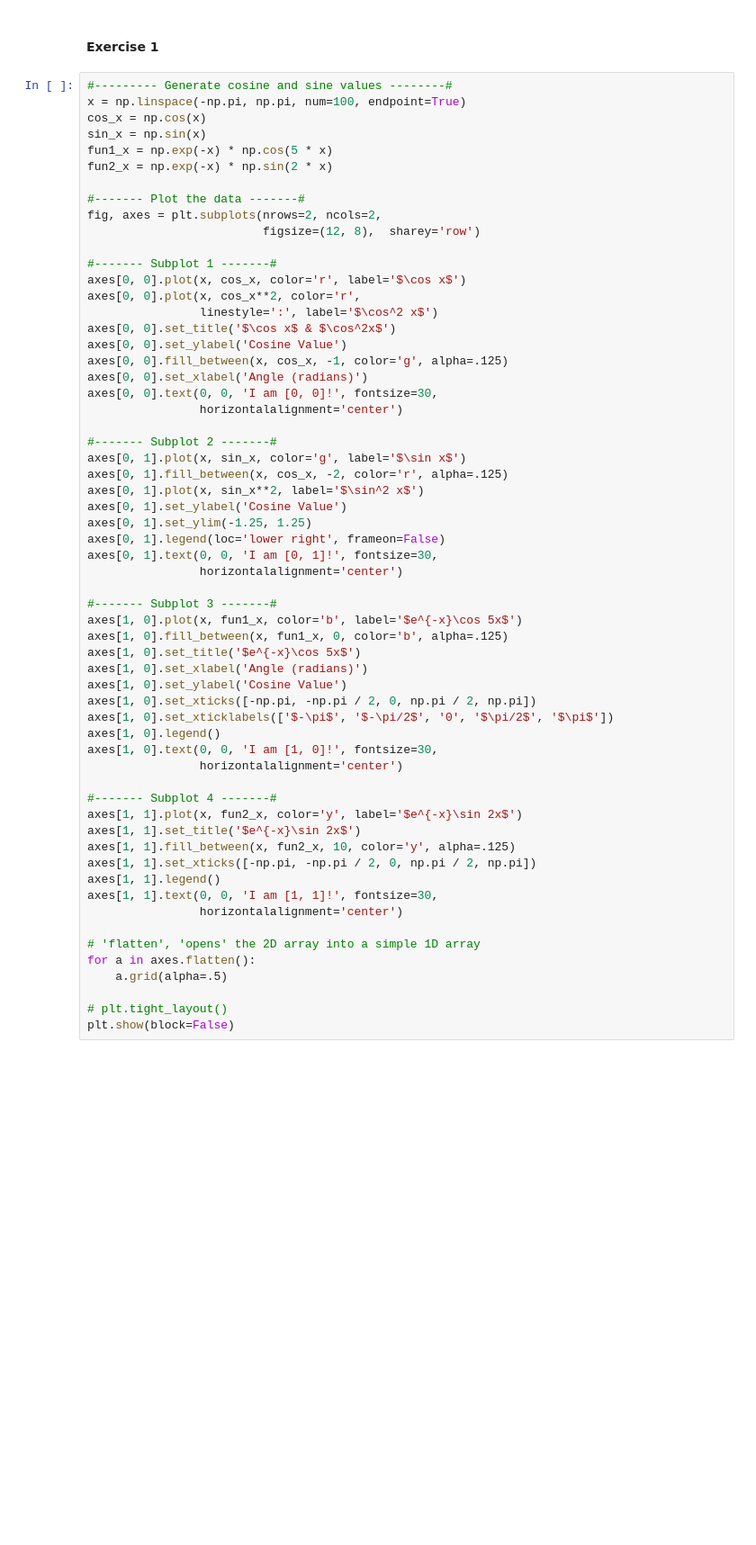
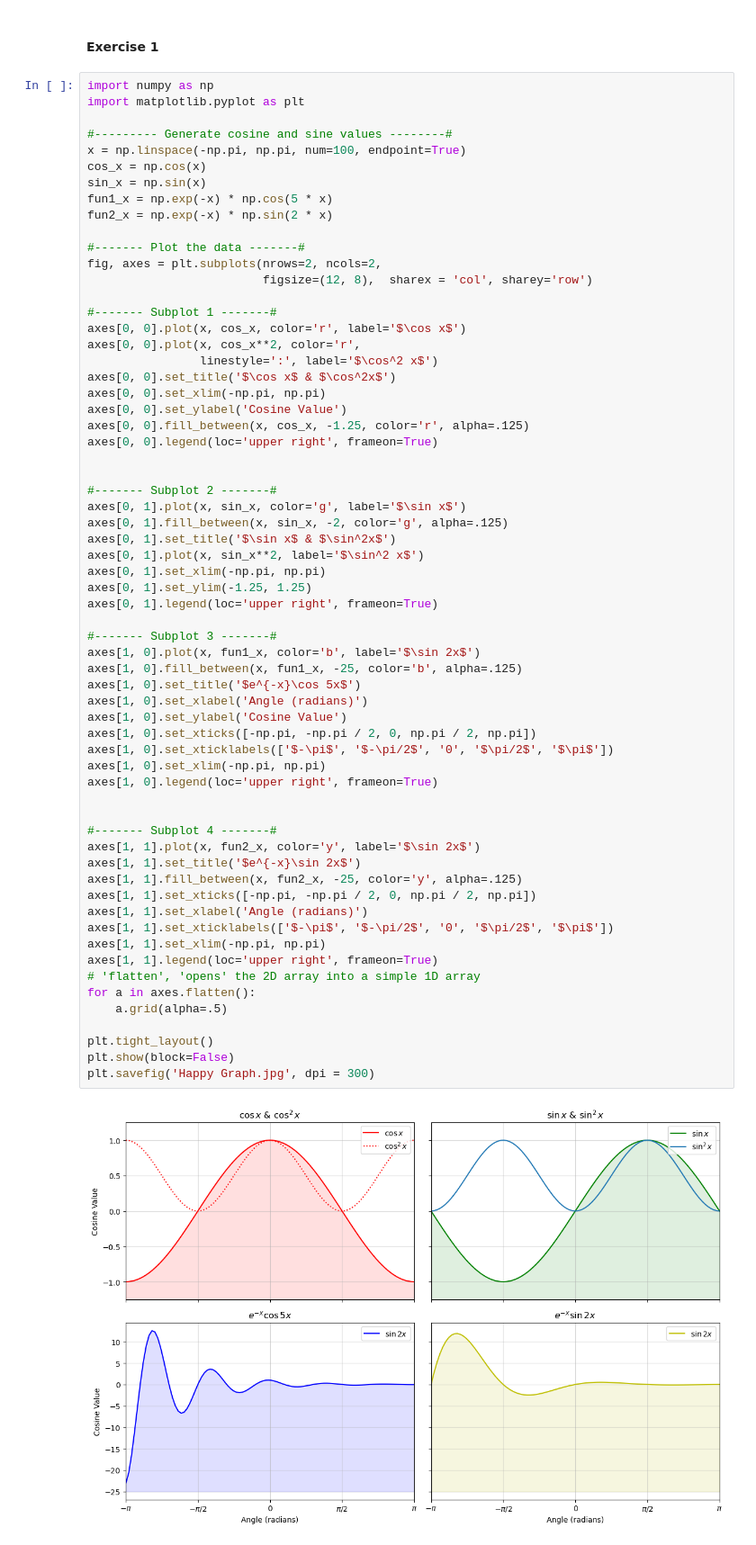
Before and after one commit to SPS-SP2273/learning-portfolio-Joash0, a Jupyter notebook: 7.2_plotting__exercises/READY FOR REVIEW 'plotting_(good)_exercises_Joash Ang Jing En'.ipynb, the cells around one changed output. Shown at 90% size. Saved outputs shown, nothing was run; the diff lists cells and outputs as text; blank space fills up the shorter version.

```diff
--- a/7.2_plotting__exercises/READY FOR REVIEW 'plotting_(good)_exercises_Joash Ang Jing En'.ipynb
+++ b/7.2_plotting__exercises/READY FOR REVIEW 'plotting_(good)_exercises_Joash Ang Jing En'.ipynb
@@ -3,6 +3,9 @@
 # %% [markdown]
 #### Exercise 1
 # %%
+import numpy as np
+import matplotlib.pyplot as plt
+
 #--------- Generate cosine and sine values --------#
 x = np.linspace(-np.pi, np.pi, num=100, endpoint=True)
 cos_x = np.cos(x)
@@ -12,53 +15,55 @@ fun2_x = np.exp(-x) * np.sin(2 * x)
 
 #------- Plot the data -------#
 fig, axes = plt.subplots(nrows=2, ncols=2,
-                         figsize=(12, 8),  sharey='row')
+                         figsize=(12, 8),  sharex = 'col', sharey='row')
 
 #------- Subplot 1 -------#
 axes[0, 0].plot(x, cos_x, color='r', label='$\cos x$')
 axes[0, 0].plot(x, cos_x**2, color='r',
                 linestyle=':', label='$\cos^2 x$')
 axes[0, 0].set_title('$\cos x$ & $\cos^2x$')
+axes[0, 0].set_xlim(-np.pi, np.pi)
 axes[0, 0].set_ylabel('Cosine Value')
-axes[0, 0].fill_between(x, cos_x, -1, color='g', alpha=.125)
-axes[0, 0].set_xlabel('Angle (radians)')
-axes[0, 0].text(0, 0, 'I am [0, 0]!', fontsize=30,
-                horizontalalignment='center')
+axes[0, 0].fill_between(x, cos_x, -1.25, color='r', alpha=.125)
+axes[0, 0].legend(loc='upper right', frameon=True)
+
 
 #------- Subplot 2 -------#
 axes[0, 1].plot(x, sin_x, color='g', label='$\sin x$')
-axes[0, 1].fill_between(x, cos_x, -2, color='r', alpha=.125)
+axes[0, 1].fill_between(x, sin_x, -2, color='g', alpha=.125)
+axes[0, 1].set_title('$\sin x$ & $\sin^2x$')
 axes[0, 1].plot(x, sin_x**2, label='$\sin^2 x$')
-axes[0, 1].set_ylabel('Cosine Value')
+axes[0, 1].set_xlim(-np.pi, np.pi)
 axes[0, 1].set_ylim(-1.25, 1.25)
-axes[0, 1].legend(loc='lower right', frameon=False)
-axes[0, 1].text(0, 0, 'I am [0, 1]!', fontsize=30,
-                horizontalalignment='center')
+axes[0, 1].legend(loc='upper right', frameon=True)
 
 #------- Subplot 3 -------#
-axes[1, 0].plot(x, fun1_x, color='b', label='$e^{-x}\cos 5x$')
-axes[1, 0].fill_between(x, fun1_x, 0, color='b', alpha=.125)
+axes[1, 0].plot(x, fun1_x, color='b', label='$\sin 2x$')
+axes[1, 0].fill_between(x, fun1_x, -25, color='b', alpha=.125)
 axes[1, 0].set_title('$e^{-x}\cos 5x$')
 axes[1, 0].set_xlabel('Angle (radians)')
 axes[1, 0].set_ylabel('Cosine Value')
 axes[1, 0].set_xticks([-np.pi, -np.pi / 2, 0, np.pi / 2, np.pi])
 axes[1, 0].set_xticklabels(['$-\pi$', '$-\pi/2$', '0', '$\pi/2$', '$\pi$'])
-axes[1, 0].legend()
-axes[1, 0].text(0, 0, 'I am [1, 0]!', fontsize=30,
-                horizontalalignment='center')
+axes[1, 0].set_xlim(-np.pi, np.pi)
+axes[1, 0].legend(loc='upper right', frameon=True)
+
 
 #------- Subplot 4 -------#
-axes[1, 1].plot(x, fun2_x, color='y', label='$e^{-x}\sin 2x$')
+axes[1, 1].plot(x, fun2_x, color='y', label='$\sin 2x$')
 axes[1, 1].set_title('$e^{-x}\sin 2x$')
-axes[1, 1].fill_between(x, fun2_x, 10, color='y', alpha=.125)
+axes[1, 1].fill_between(x, fun2_x, -25, color='y', alpha=.125)
 axes[1, 1].set_xticks([-np.pi, -np.pi / 2, 0, np.pi / 2, np.pi])
-axes[1, 1].legend()
-axes[1, 1].text(0, 0, 'I am [1, 1]!', fontsize=30,
-                horizontalalignment='center')
-
+axes[1, 1].set_xlabel('Angle (radians)')
+axes[1, 1].set_xticklabels(['$-\pi$', '$-\pi/2$', '0', '$\pi/2$', '$\pi$'])
+axes[1, 1].set_xlim(-np.pi, np.pi)
+axes[1, 1].legend(loc='upper right', frameon=True)
 # 'flatten', 'opens' the 2D array into a simple 1D array
 for a in axes.flatten():
     a.grid(alpha=.5)
 
-# plt.tight_layout()
+plt.tight_layout()
 plt.show(block=False)
+plt.savefig('Happy Graph.jpg', dpi = 300)
+# %% [output]
+[figure, added]
```
Also changed, not shown: parts of 1 cell of this notebook.
